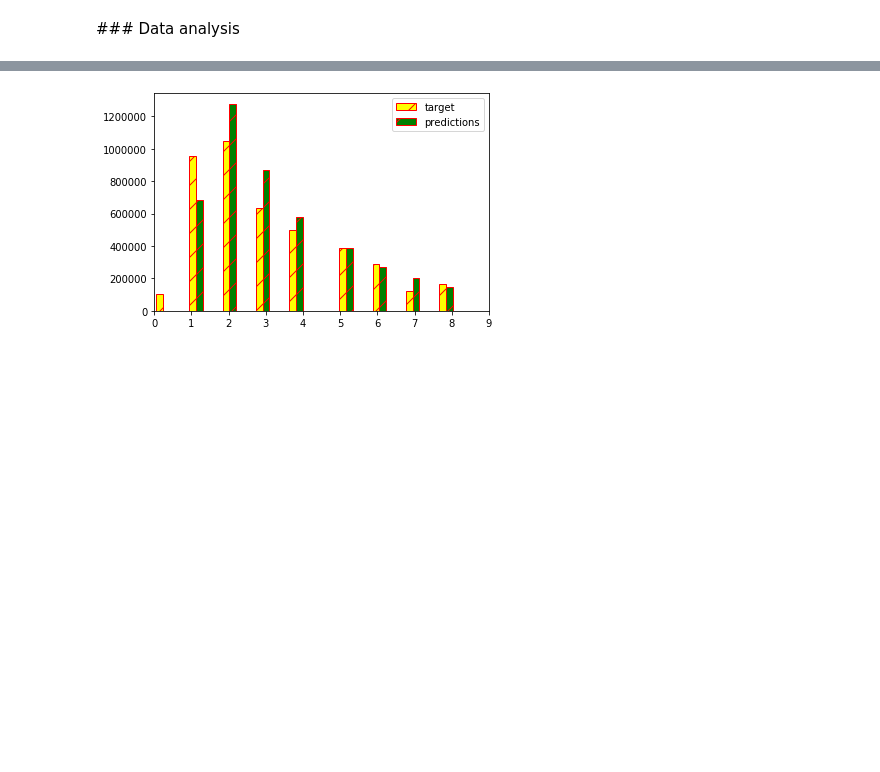
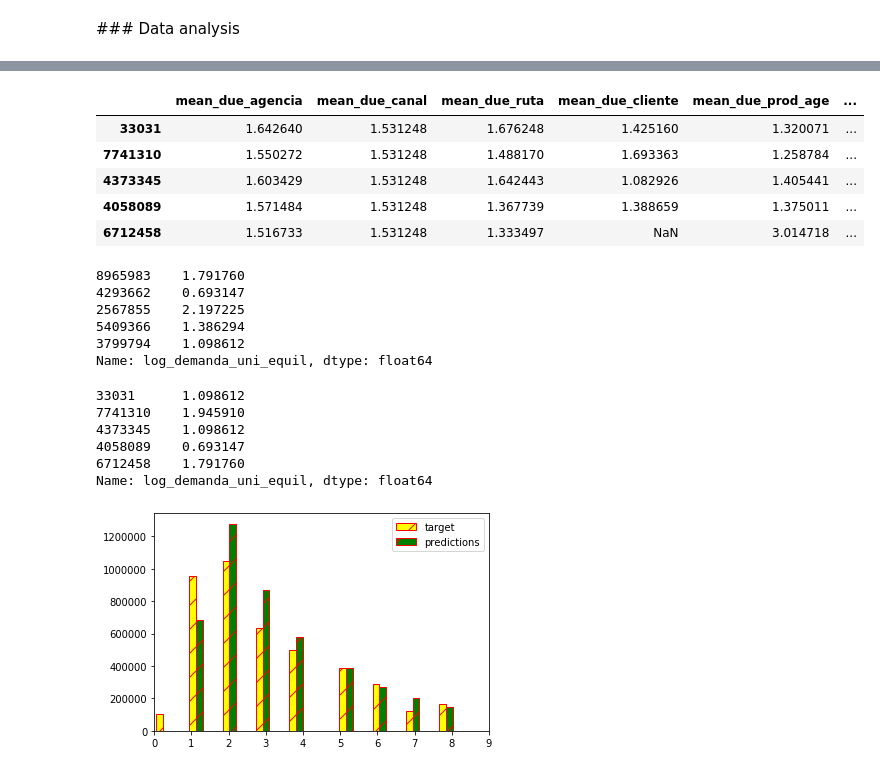
Before and after one commit to hervelao/bakery-products, a Jupyter notebook: shared_notebooks/07-xgboost-model-2.ipynb, the cells around one changed output, grey strips where cells are left out. Saved outputs shown, nothing was run; the diff lists cells and outputs as text; code cells hidden in the pictures; blank space fills up the shorter version.

```diff
--- a/shared_notebooks/07-xgboost-model-2.ipynb
+++ b/shared_notebooks/07-xgboost-model-2.ipynb
@@ -123,3 +132,30 @@ X_val.drop(['Demanda_uni_equil'], axis=1, inplace=True)
+# %%
+X_val.head()
+# %% [output]
+|  | mean_due_agencia | mean_due_canal | mean_due_ruta | mean_due_cliente | mean_due_prod_age | ... |
+| 33031 | 1.642640 | 1.531248 | 1.676248 | 1.425160 | 1.320071 | ... |
+| 7741310 | 1.550272 | 1.531248 | 1.488170 | 1.693363 | 1.258784 | ... |
+| 4373345 | 1.603429 | 1.531248 | 1.642443 | 1.082926 | 1.405441 | ... |
+| 4058089 | 1.571484 | 1.531248 | 1.367739 | 1.388659 | 1.375011 | ... |
+| 6712458 | 1.516733 | 1.531248 | 1.333497 | NaN | 3.014718 | ... |
+# %%
+y_train.head()
+# %% [output]
+8965983    1.791760
+4293662    0.693147
+2567855    2.197225
+5409366    1.386294
+3799794    1.098612
+Name: log_demanda_uni_equil, dtype: float64
+# %%
+y_val.head()
+# %% [output]
+33031      1.098612
+7741310    1.945910
+4373345    1.098612
+4058089    0.693147
+6712458    1.791760
+Name: log_demanda_uni_equil, dtype: float64
 # %%
 # make predictions for test data and evaluate
 predictions = loaded_model.predict(X_val)
```
Also changed, not shown: parts of 1 cell of this notebook, 3 other files.
